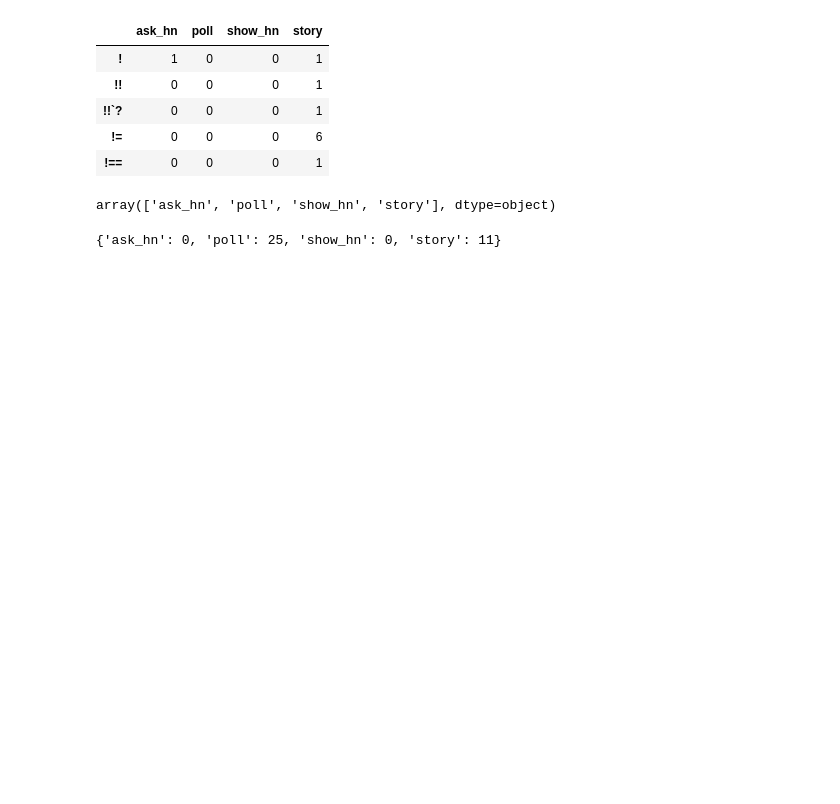
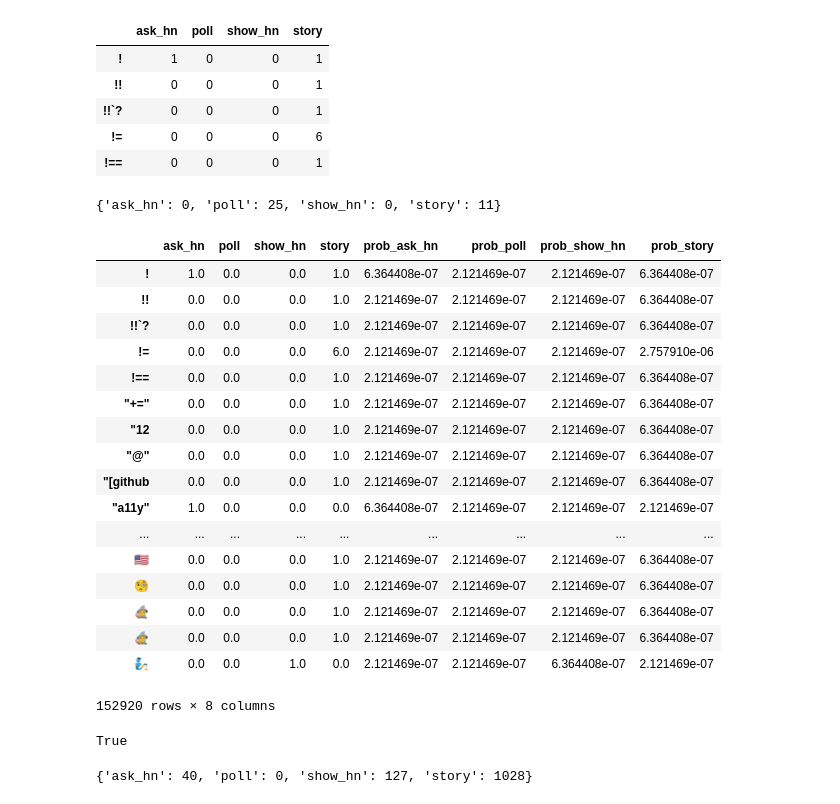
Before and after one commit to naitikbhise/COMP6721-2, a Jupyter notebook: Basique_analyse.ipynb, the cells around one changed output. Drawn from its saved outputs; the diff is of its cells as text; code cells hidden in the pictures; blank space fills up the shorter version.

```diff
--- a/Basique_analyse.ipynb
+++ b/Basique_analyse.ipynb
@@ -87,10 +87,11 @@ words_2018.head()
 | !== | 0 | 0 | 0 | 1 |
 # %%
 delta = 0.5
-# %%
-words_2018['prob_ask_hn'] = words_2018['ask_hn'].map(lambda x: (int(x)+delta)/(num+delta*len(words_2018)))
-# %% [output]
-array(['ask_hn', 'poll', 'show_hn', 'story'], dtype=object)
+# %%
+words_2018['prob_ask_hn'] = words_2018['ask_hn'].map(lambda x: (int(x)+delta)/(num+delta*len(words_2018)))
+words_2018['prob_poll'] = words_2018['poll'].map(lambda x: (int(x)+delta)/(num+delta*len(words_2018)))
+words_2018['prob_show_hn'] = words_2018['show_hn'].map(lambda x: (int(x)+delta)/(num+delta*len(words_2018)))
+words_2018['prob_story'] = words_2018['story'].map(lambda x: (int(x)+delta)/(num+delta*len(words_2018)))
 # %%
 d['poll:']
 # %% [output]
@@ -98,4 +99,32 @@ d['poll:']
 # %%
 words_2018 = words_2018.transpose()
 # %%
-words_2018['pr']
+words_2018
+# %% [output]
+|  | ask_hn | poll | show_hn | story | prob_ask_hn | prob_poll | prob_show_hn | prob_story |
+| ! | 1.0 | 0.0 | 0.0 | 1.0 | 6.364408e-07 | 2.121469e-07 | 2.121469e-07 | 6.364408e-07 |
+| !! | 0.0 | 0.0 | 0.0 | 1.0 | 2.121469e-07 | 2.121469e-07 | 2.121469e-07 | 6.364408e-07 |
+| !!`? | 0.0 | 0.0 | 0.0 | 1.0 | 2.121469e-07 | 2.121469e-07 | 2.121469e-07 | 6.364408e-07 |
+| != | 0.0 | 0.0 | 0.0 | 6.0 | 2.121469e-07 | 2.121469e-07 | 2.121469e-07 | 2.757910e-06 |
+| !== | 0.0 | 0.0 | 0.0 | 1.0 | 2.121469e-07 | 2.121469e-07 | 2.121469e-07 | 6.364408e-07 |
+| "+=" | 0.0 | 0.0 | 0.0 | 1.0 | 2.121469e-07 | 2.121469e-07 | 2.121469e-07 | 6.364408e-07 |
+| "12 | 0.0 | 0.0 | 0.0 | 1.0 | 2.121469e-07 | 2.121469e-07 | 2.121469e-07 | 6.364408e-07 |
+| "@" | 0.0 | 0.0 | 0.0 | 1.0 | 2.121469e-07 | 2.121469e-07 | 2.121469e-07 | 6.364408e-07 |
+| "[github | 0.0 | 0.0 | 0.0 | 1.0 | 2.121469e-07 | 2.121469e-07 | 2.121469e-07 | 6.364408e-07 |
+| "a11y" | 1.0 | 0.0 | 0.0 | 0.0 | 6.364408e-07 | 2.121469e-07 | 2.121469e-07 | 2.121469e-07 |
+| ... | ... | ... | ... | ... | ... | ... | ... | ... |
+| 🇺🇸 | 0.0 | 0.0 | 0.0 | 1.0 | 2.121469e-07 | 2.121469e-07 | 2.121469e-07 | 6.364408e-07 |
+| 🧐 | 0.0 | 0.0 | 0.0 | 1.0 | 2.121469e-07 | 2.121469e-07 | 2.121469e-07 | 6.364408e-07 |
+| 🧙 | 0.0 | 0.0 | 0.0 | 1.0 | 2.121469e-07 | 2.121469e-07 | 2.121469e-07 | 6.364408e-07 |
+| 🧙‍️ | 0.0 | 0.0 | 0.0 | 1.0 | 2.121469e-07 | 2.121469e-07 | 2.121469e-07 | 6.364408e-07 |
+| 🧞‍️ | 0.0 | 0.0 | 1.0 | 0.0 | 2.121469e-07 | 2.121469e-07 | 6.364408e-07 | 2.121469e-07 |
+152920 rows × 8 columns
+# %%
+if 'github' in d.keys():
+    print(True)
+# %% [output]
+True
+# %%
+d['github']
+# %% [output]
+{'ask_hn': 40, 'poll': 0, 'show_hn': 127, 'story': 1028}
```
